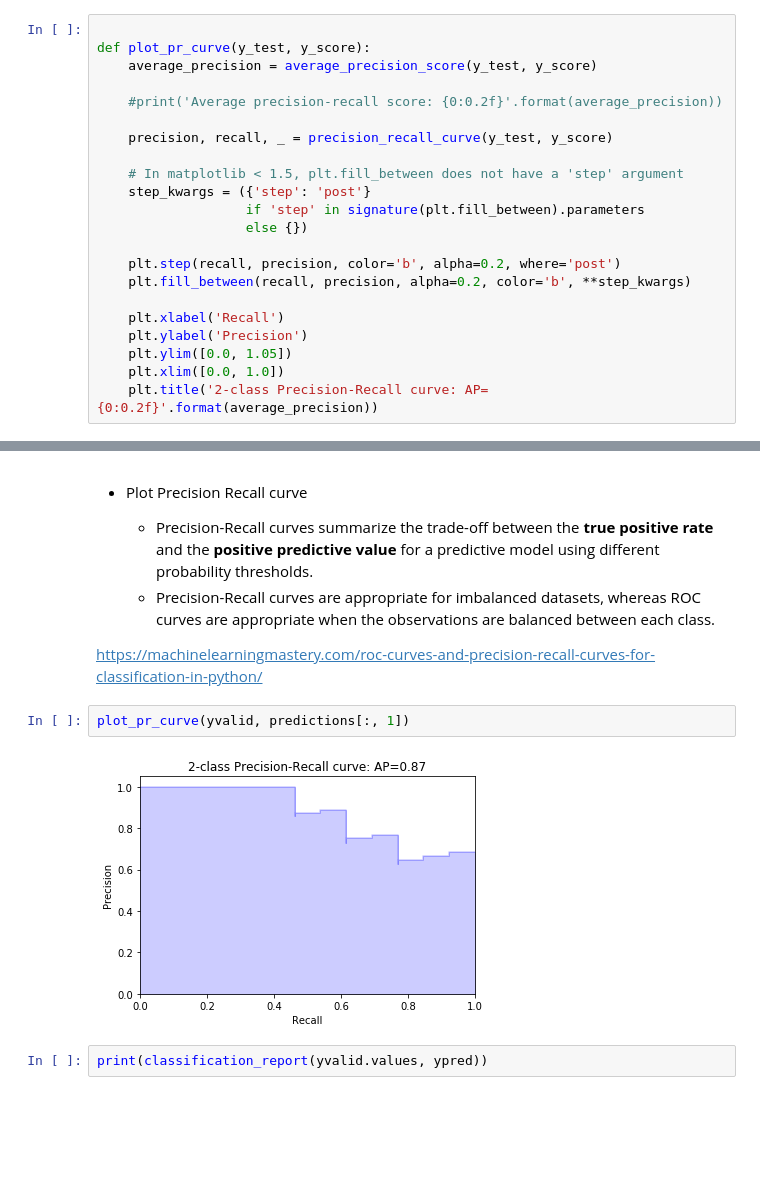
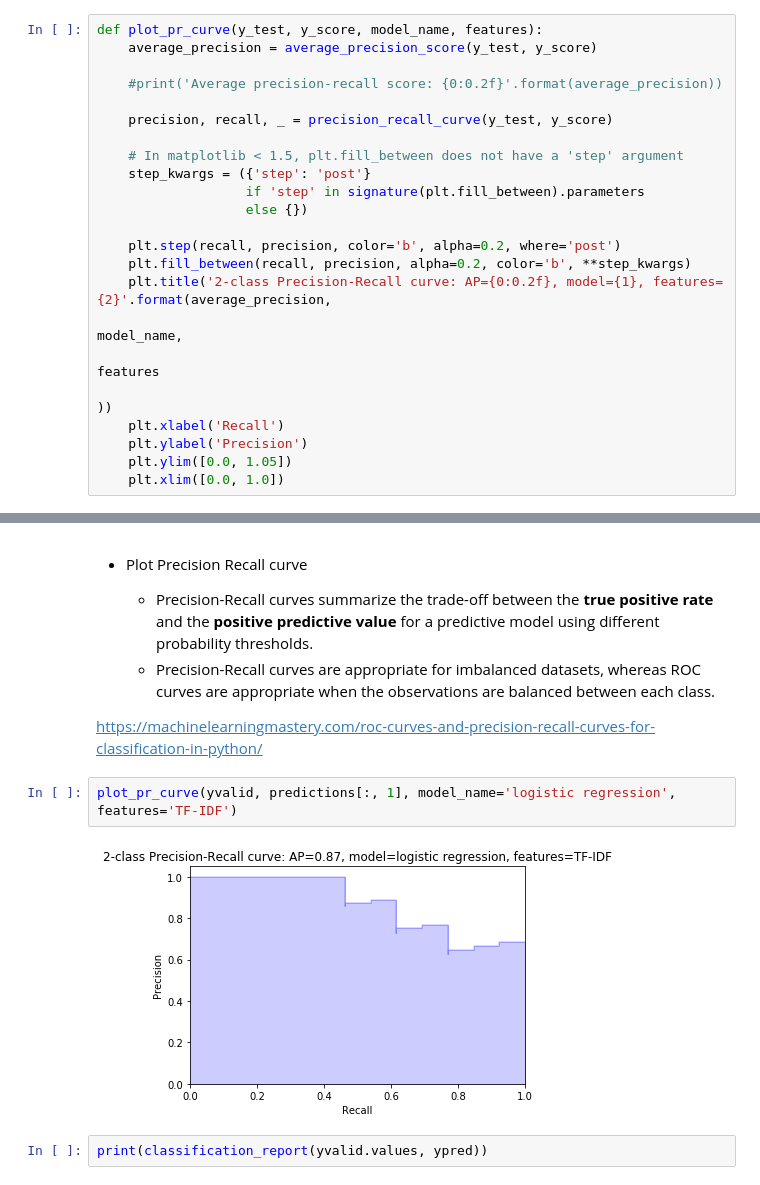
Before and after one commit to ck-unifr/german-wings-airline-challenge, a Jupyter notebook: german-wings-review.ipynb, the cells around one changed output, grey strips where cells are left out. Cells and saved outputs as stored; diff of their text form; blank space fills up the shorter version.

```diff
--- a/german-wings-review.ipynb
+++ b/german-wings-review.ipynb
@@ -459,8 +459,7 @@ def multiclass_logloss(actual, predicted, eps=1e-15):
 
 https://scikit-learn.org/stable/auto_examples/model_selection/plot_precision_recall.html#sphx-glr-auto-examples-model-selection-plot-precision-recall-py
 # %%
-
-def plot_pr_curve(y_test, y_score):
+def plot_pr_curve(y_test, y_score, model_name, features):
     average_precision = average_precision_score(y_test, y_score)
 
     #print('Average precision-recall score: {0:0.2f}'.format(average_precision))
@@ -474,12 +473,14 @@ def plot_pr_curve(y_test, y_score):
 
     plt.step(recall, precision, color='b', alpha=0.2, where='post')
     plt.fill_between(recall, precision, alpha=0.2, color='b', **step_kwargs)
-
+    plt.title('2-class Precision-Recall curve: AP={0:0.2f}, model={1}, features={2}'.format(average_precision,
+                                                                                           model_name,
+                                                                                           features
+                                                                                          ))
     plt.xlabel('Recall')
     plt.ylabel('Precision')
     plt.ylim([0.0, 1.05])
     plt.xlim([0.0, 1.0])
-    plt.title('2-class Precision-Recall curve: AP={0:0.2f}'.format(average_precision))
 # %% [markdown]
 - Plot AUC curve
 
@@ -558,9 +564,9 @@ logloss: 0.611
 
 https://machinelearningmastery.com/roc-curves-and-precision-recall-curves-for-classification-in-python/
 # %%
-plot_pr_curve(yvalid, predictions[:, 1])
+plot_pr_curve(yvalid, predictions[:, 1], model_name='logistic regression', features='TF-IDF')
 # %% [output]
-[figure, old version]
+[figure, new version]
 # %%
 print(classification_report(yvalid.values, ypred))
 # %% [output]
```
Also changed, not shown: parts of 4 cells of this notebook.
